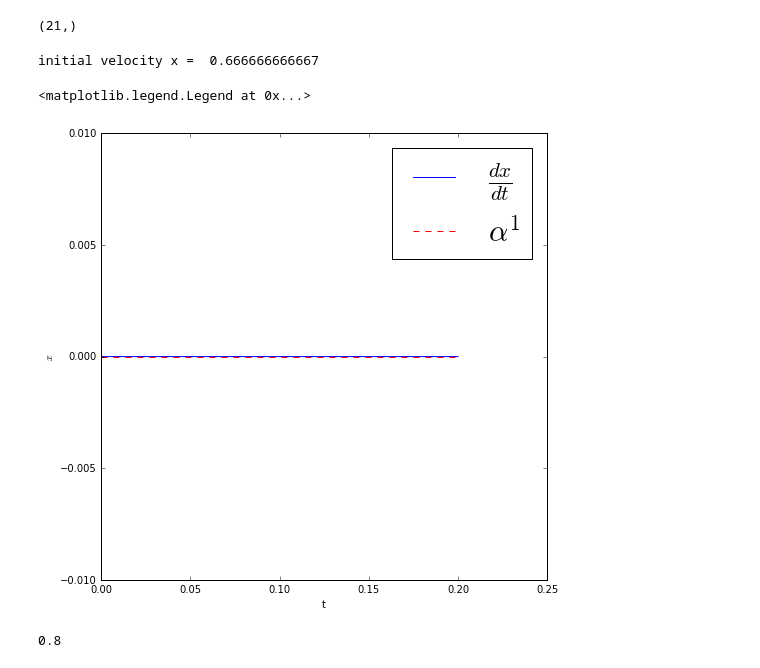
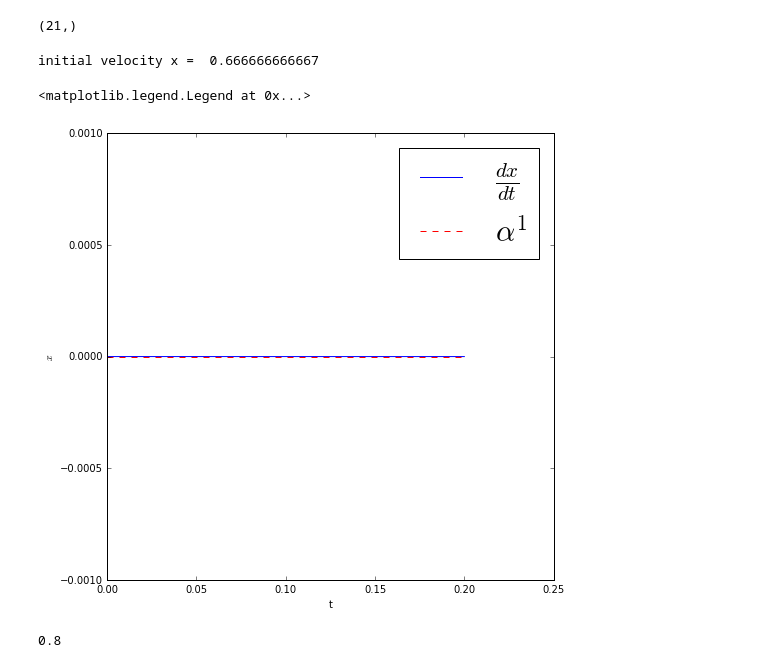
Before and after one commit to cabrer7/PyWignerCUDA2, a Jupyter notebook: instances/WignerDirac4D_64_64/Landao.ipynb, the cells around one changed output. Drawn from its saved outputs; the diff is of its cells as text; code cells hidden in the pictures.

```diff
--- a/instances/WignerDirac4D_64_64/Landao.ipynb
+++ b/instances/WignerDirac4D_64_64/Landao.ipynb
@@ -86,7 +86,7 @@ class frame( GPU_WignerDirac4D ):
             self.W11 , self.W12 ,  self.W13 ,  self.W14 ,
             self.W21 , self.W22 ,  self.W23 ,  self.W24 ,
             self.W31 , self.W32 ,  self.W33 ,  self.W34 ,
-            self.W41 , self.W42 ,  self.W43 ,  self.W44 , self.B)
+            self.W41 , self.W42 ,  self.W43 ,  self.W44 , self.B, 0., 0.)
 
 
         self._Fourier_Theta_To_P_64_64_4x4_GPU(
@@ -470,19 +470,19 @@ instance.average_x.shape
 # %%
 print 'initial velocity x = ', 2/np.sqrt( 1 + 2**2 + 2**2  )
 
 plt.figure(figsize=(8,8))
 
 plt.plot(  instance.timeRange, np.gradient( instance.average_x , instance.dt)  , label="$\\frac{dx}{dt}$")
 plt.plot( instance.timeRange, instance.average_Alpha_1 ,'r--', label="$\\alpha^1$")
 plt.ylabel("$x$")
 plt.xlabel("t")
 
-plt.ylim( -0.01 , 0.01 )
+plt.ylim( -0.001 , 0.001 )
 plt.legend(fontsize=30)
 # %% [output]
 initial velocity x =  0.666666666667
 <matplotlib.legend.Legend at 0x...>
-[figure, old version]
+[figure, new version]
 # %%
 0.02*40
 # %% [output]
```
Also changed, not shown: parts of 2 cells of this notebook.
